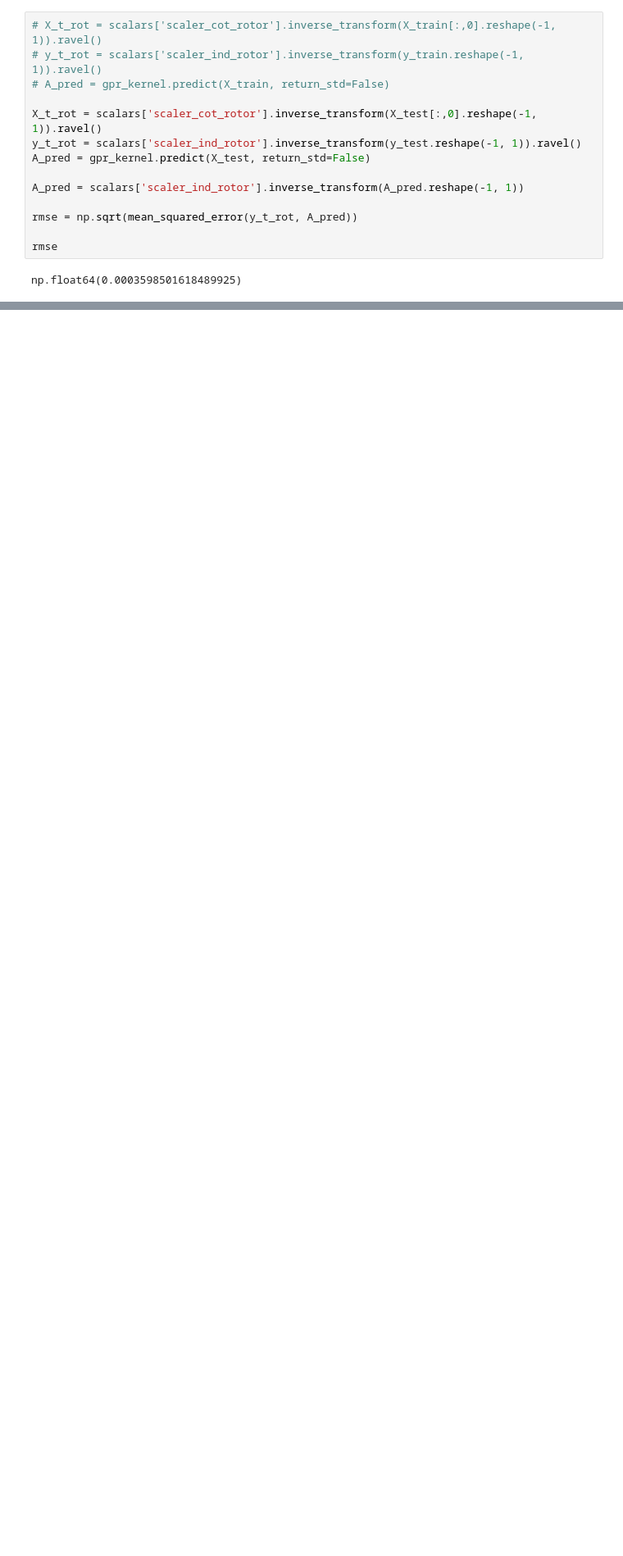
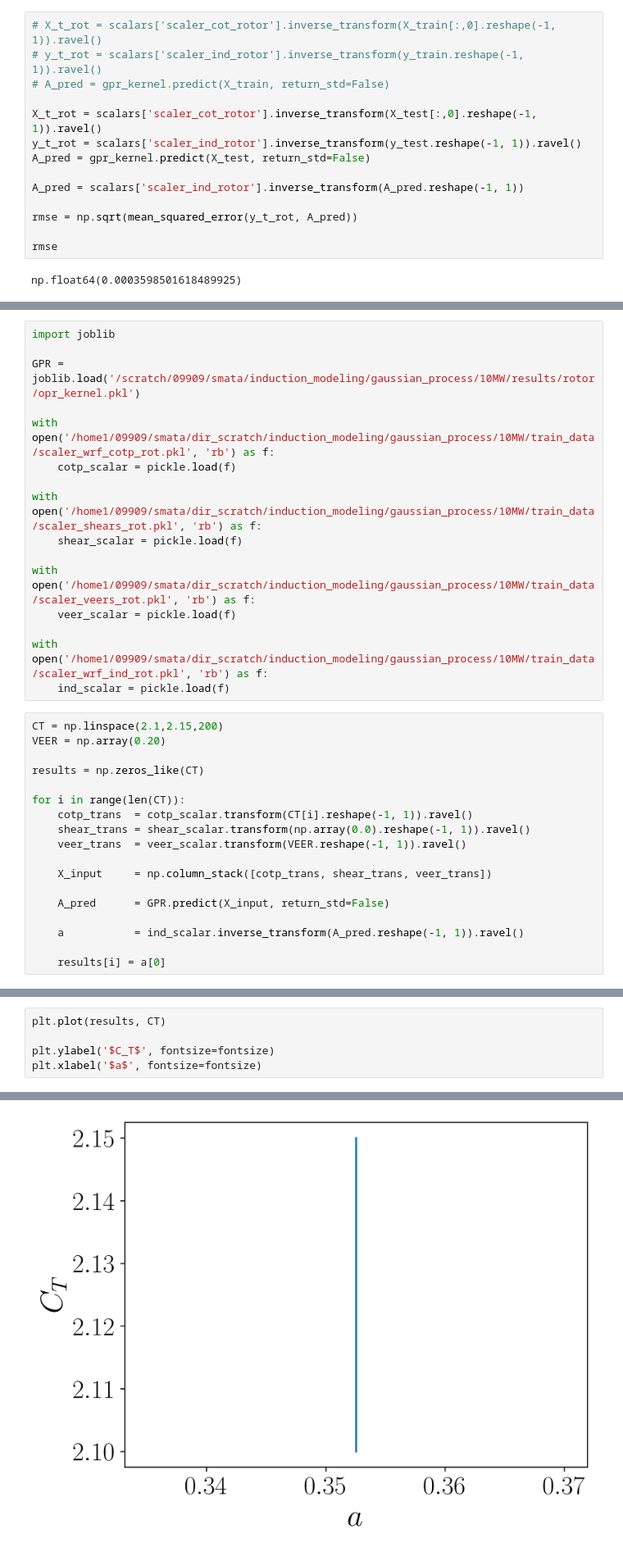
Before and after one commit to StormMata/wrf_les_sweep, a Jupyter notebook: runs/10MW/rate/train/CT_prime_GP_proving.ipynb, the cells around one changed output, grey strips where cells are left out. Shown at 82% size. Cells and saved outputs as stored; diff of their text form; blank space fills up the shorter version.

```diff
--- a/runs/10MW/rate/train/CT_prime_GP_proving.ipynb
+++ b/runs/10MW/rate/train/CT_prime_GP_proving.ipynb
@@ -340,3 +351,37 @@ ax.legend(fontsize = 7)
 plt.show()
 # %% [output]
 [figure]
+# %%
+import joblib
+
+GPR = joblib.load('/scratch/09909/smata/induction_modeling/gaussian_process/10MW/results/rotor/opr_kernel.pkl')
+
+with open('/home1/09909/smata/dir_scratch/induction_modeling/gaussian_process/10MW/train_data/scaler_wrf_cotp_rot.pkl', 'rb') as f:
+    cotp_scalar = pickle.load(f)
+
+with open('/home1/09909/smata/dir_scratch/induction_modeling/gaussian_process/10MW/train_data/scaler_shears_rot.pkl', 'rb') as f:
+    shear_scalar = pickle.load(f)
+
+with open('/home1/09909/smata/dir_scratch/induction_modeling/gaussian_process/10MW/train_data/scaler_veers_rot.pkl', 'rb') as f:
+    veer_scalar = pickle.load(f)
+
+with open('/home1/09909/smata/dir_scratch/induction_modeling/gaussian_process/10MW/train_data/scaler_wrf_ind_rot.pkl', 'rb') as f:
+    ind_scalar = pickle.load(f)
+# %%
+CT = np.linspace(2.1,2.15,200)
+VEER = np.array(0.20)
+
+results = np.zeros_like(CT)
+
+for i in range(len(CT)):
+    cotp_trans  = cotp_scalar.transform(CT[i].reshape(-1, 1)).ravel()
+    shear_trans = shear_scalar.transform(np.array(0.0).reshape(-1, 1)).ravel()
+    veer_trans  = veer_scalar.transform(VEER.reshape(-1, 1)).ravel()
+
+    X_input     = np.column_stack([cotp_trans, shear_trans, veer_trans])
+
+    A_pred      = GPR.predict(X_input, return_std=False)
+
+    a           = ind_scalar.inverse_transform(A_pred.reshape(-1, 1)).ravel()
+
+    results[i] = a[0]
@@ -342,0 +404,6 @@ plt.show()
+# %%
+plt.plot(results, CT)
+
+plt.ylabel('$C_T$', fontsize=fontsize)
+plt.xlabel('$a$', fontsize=fontsize)
+# %% [output]
@@ -342,0 +411 @@ plt.show()
+[figure, added]
```
Also changed, not shown: parts of 11 cells of this notebook, 7 other files.
